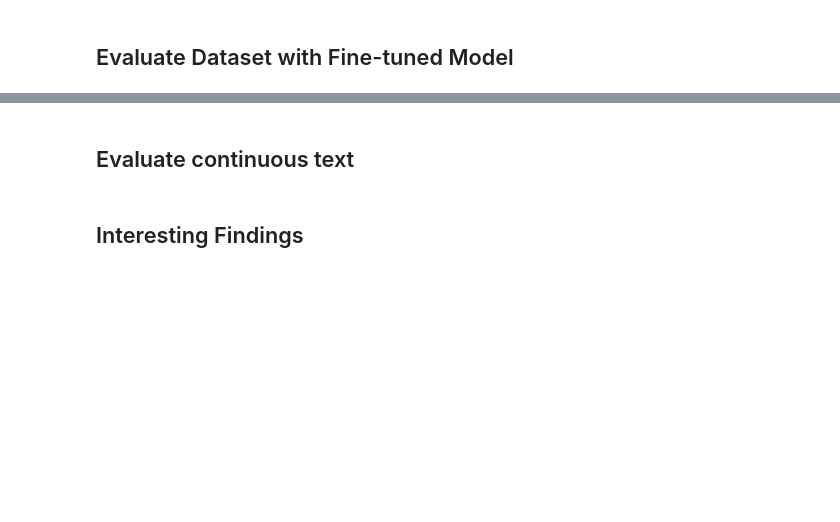
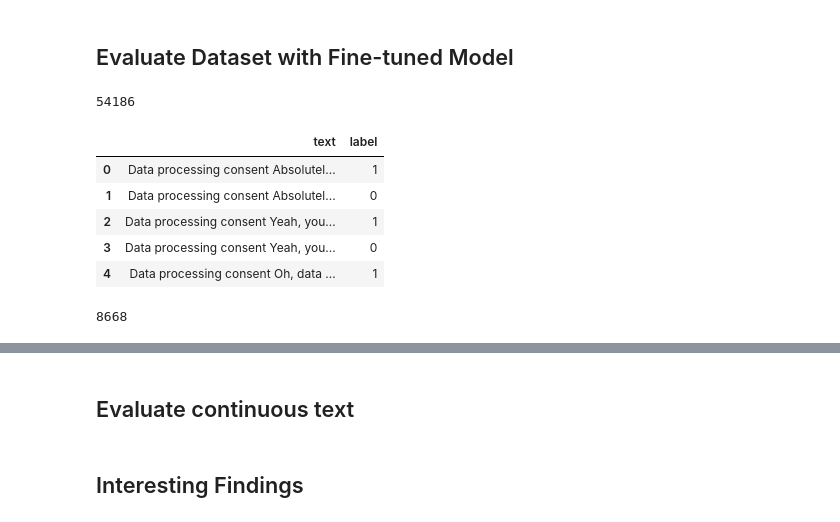
Before and after one commit to croco22/CapstoneProjectTDS, a Jupyter notebook: notebooks/Huggingface_QA_Model.ipynb, the cells around one changed output, grey strips where cells are left out. Drawn from its saved outputs; the diff is of its cells as text; code cells hidden in the pictures; blank space fills up the shorter version.

```diff
--- a/notebooks/Huggingface_QA_Model.ipynb
+++ b/notebooks/Huggingface_QA_Model.ipynb
@@ -224,3 +214,61 @@ Accuracy: 84.24 %
 # %% [markdown]
 ## Evaluate Dataset with Fine-tuned Model
+# %%
+from sklearn.model_selection import train_test_split
+import pandas as pd
+from transformers import AutoTokenizer, AutoModelForSequenceClassification, TrainingArguments, Trainer
+import torch
+from torch.utils.data import Dataset
+
+# Prepare new dataset with labels
+def prepare_data(df):
+    records = []
+    for _, row in df.iterrows():
+        question = row["question"]
+        context = row["context"]
+        intended_answer = row["intended_answer"]
+        options = row["options"]
+        if options is None:
+            options = row["intended_answer"] #Date und Number
+            if intended_answer is None:
+                options = row["context"] #Text
+
+        for option in options:
+            label = int(option == intended_answer)
+            records.append({"text": f"{question} {context} {option}", "label": label})
+
+    return pd.DataFrame(records)
+
+prepared_df = prepare_data(data)
+
+print(prepared_df.size)
+pd.set_option('display.max_colwidth', None)
+prepared_df.head()
+# %% [output]
+54186
+|  | text | label |
+| 0 | Data processing consent Absolutel... | 1 |
+| 1 | Data processing consent Absolutel... | 0 |
+| 2 | Data processing consent Yeah, you... | 1 |
+| 3 | Data processing consent Yeah, you... | 0 |
+| 4 | Data processing consent Oh, data ... | 1 |
+# %%
+# Stratified sampling
+half_df,_ = train_test_split(
+    prepared_df,
+    train_size=0.2, #~10.000 Einträge
+    stratify=prepared_df["label"],
+    random_state=42,
+)
+
+# Split into training and validation data
+train_df, val_df = train_test_split(
+    half_df,
+    train_size=0.8,  # 80% Training, 20% Validation
+    stratify=half_df["label"],
+    random_state=42,
+)
+train_df.size
+# %% [output]
+8668
 # %%
```
Also changed, not shown: parts of 12 cells of this notebook.
